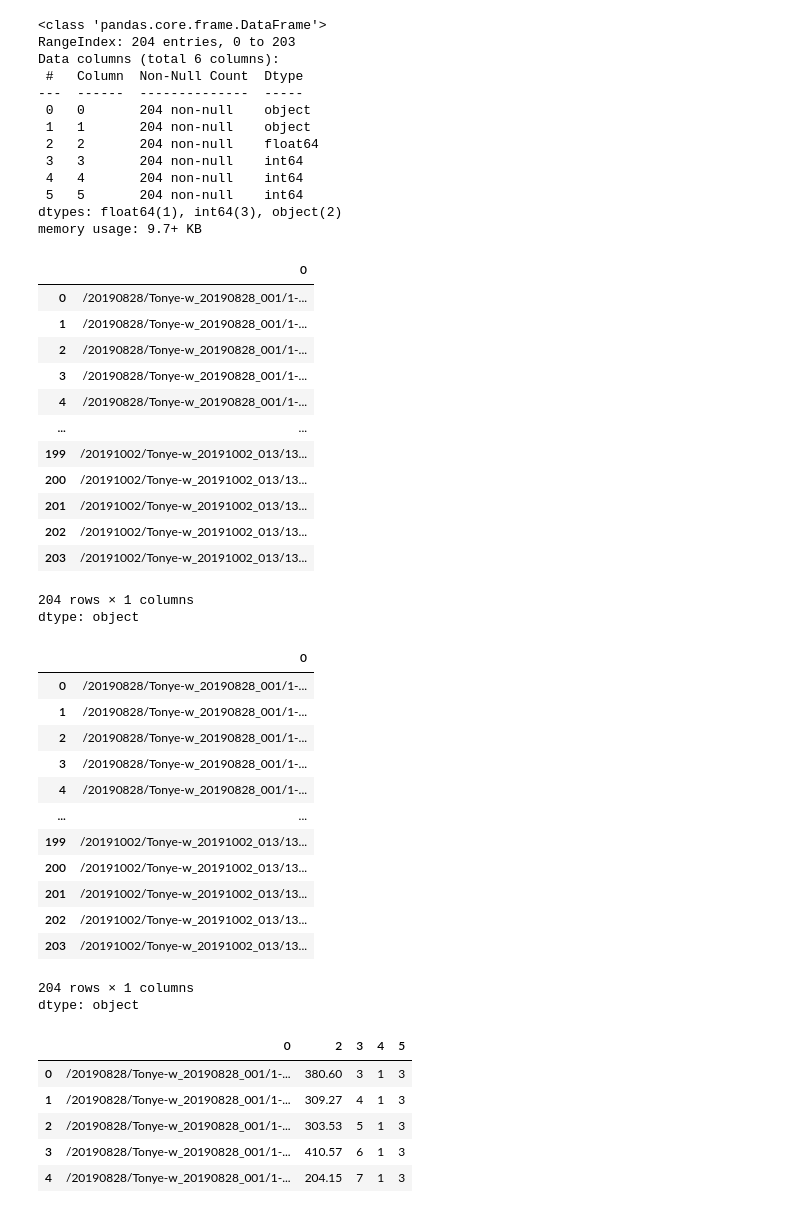
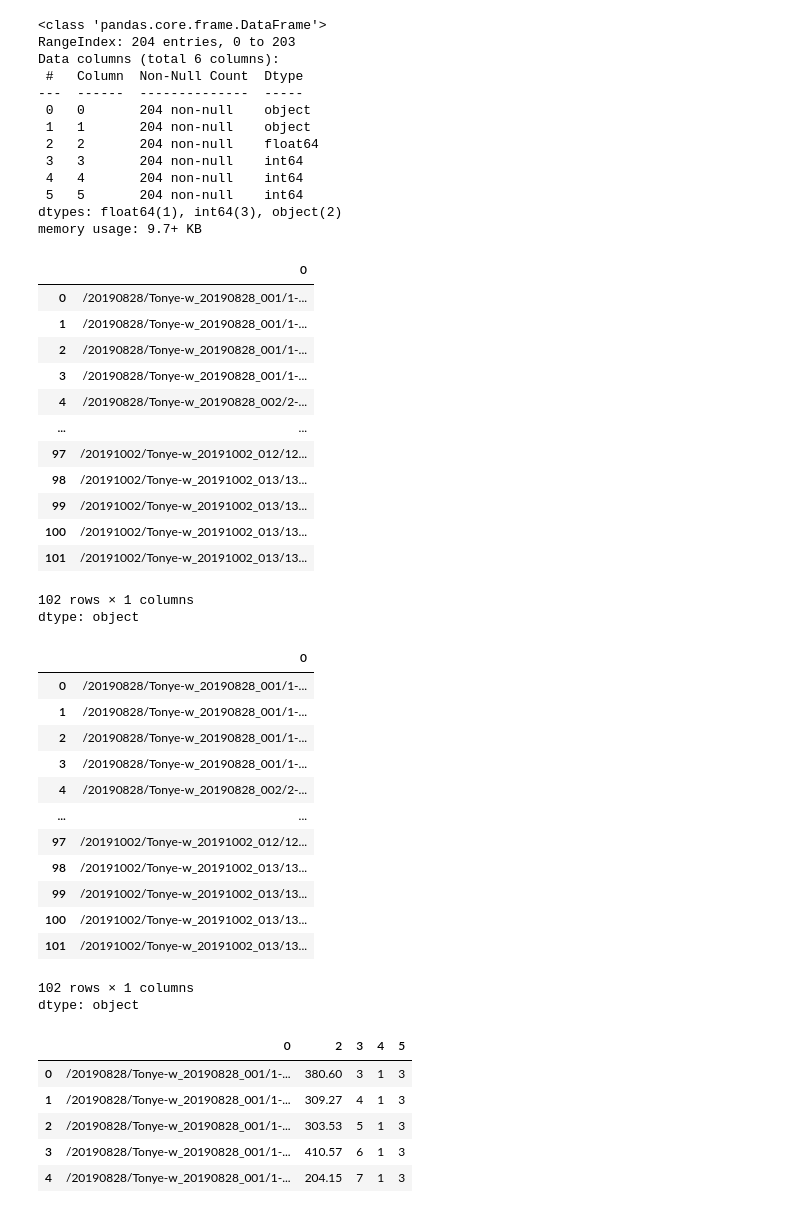
Before and after one commit to Faareh-Ahmed/Biomass-Prediction-from-3D-Point-Cloud, a Jupyter notebook: pointcloud.ipynb, the cells around one changed output. Cells and saved outputs as stored; diff of their text form; code cells hidden in the pictures.

```diff
--- a/pointcloud.ipynb
+++ b/pointcloud.ipynb
@@ -126,9 +126,11 @@ import pandas as pd
 
 # Path to the train_list.txt file
 train_list_path = '/content/drive/My Drive/TextFilesData/train_list.txt'
+test_list_path='/content/drive/My Drive/TextFilesData/test_list.txt'
 
 # Read the file into a DataFrame
 df = pd.read_csv(train_list_path, delim_whitespace=True, header=None)
+df_test=pd.read_csv(test_list_path, delim_whitespace=True, header=None)
 
 # Display the DataFrame
 print(df)
@@ -175,38 +177,42 @@ memory usage: 9.7+ KB
 # %%
 df[0]=df[0]+df[1]
 df[0]
+df_test[0]=df_test[0]+df_test[1]
+df_test[0]
 # %% [output]
 |  | 0 |
 | 0 | /20190828/Tonye-w_20190828_001/1-... |
 | 1 | /20190828/Tonye-w_20190828_001/1-... |
 | 2 | /20190828/Tonye-w_20190828_001/1-... |
 | 3 | /20190828/Tonye-w_20190828_001/1-... |
-| 4 | /20190828/Tonye-w_20190828_001/1-... |
+| 4 | /20190828/Tonye-w_20190828_002/2-... |
 | ... | ... |
-| 199 | /20191002/Tonye-w_20191002_013/13... |
-| 200 | /20191002/Tonye-w_20191002_013/13... |
-| 201 | /20191002/Tonye-w_20191002_013/13... |
-| 202 | /20191002/Tonye-w_20191002_013/13... |
-| 203 | /20191002/Tonye-w_20191002_013/13... |
+| 97 | /20191002/Tonye-w_20191002_012/12... |
+| 98 | /20191002/Tonye-w_20191002_013/13... |
+| 99 | /20191002/Tonye-w_20191002_013/13... |
+| 100 | /20191002/Tonye-w_20191002_013/13... |
+| 101 | /20191002/Tonye-w_20191002_013/13... |
-204 rows × 1 columns
+102 rows × 1 columns
 dtype: object
 # %%
 df[0] = df[0].str.replace('.pcd', '.txt')
 df[0]
+df_test[0] = df_test[0].str.replace('.pcd', '.txt')
+df_test[0]
 # %% [output]
 |  | 0 |
 | 0 | /20190828/Tonye-w_20190828_001/1-... |
 | 1 | /20190828/Tonye-w_20190828_001/1-... |
 | 2 | /20190828/Tonye-w_20190828_001/1-... |
 | 3 | /20190828/Tonye-w_20190828_001/1-... |
-| 4 | /20190828/Tonye-w_20190828_001/1-... |
+| 4 | /20190828/Tonye-w_20190828_002/2-... |
 | ... | ... |
-| 199 | /20191002/Tonye-w_20191002_013/13... |
-| 200 | /20191002/Tonye-w_20191002_013/13... |
-| 201 | /20191002/Tonye-w_20191002_013/13... |
-| 202 | /20191002/Tonye-w_20191002_013/13... |
-| 203 | /20191002/Tonye-w_20191002_013/13... |
+| 97 | /20191002/Tonye-w_20191002_012/12... |
+| 98 | /20191002/Tonye-w_20191002_013/13... |
+| 99 | /20191002/Tonye-w_20191002_013/13... |
+| 100 | /20191002/Tonye-w_20191002_013/13... |
+| 101 | /20191002/Tonye-w_20191002_013/13... |
-204 rows × 1 columns
+102 rows × 1 columns
 dtype: object
 # %%
 df = df.drop(columns=[1])
```
Also changed, not shown: parts of 24 cells of this notebook.
